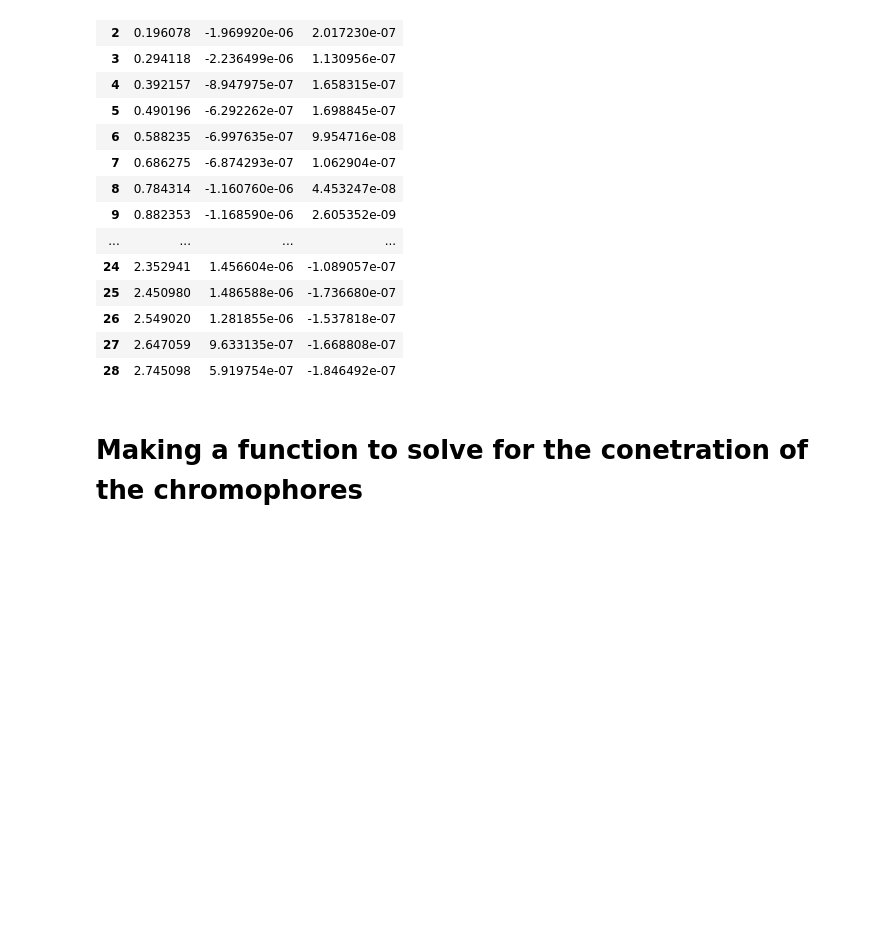
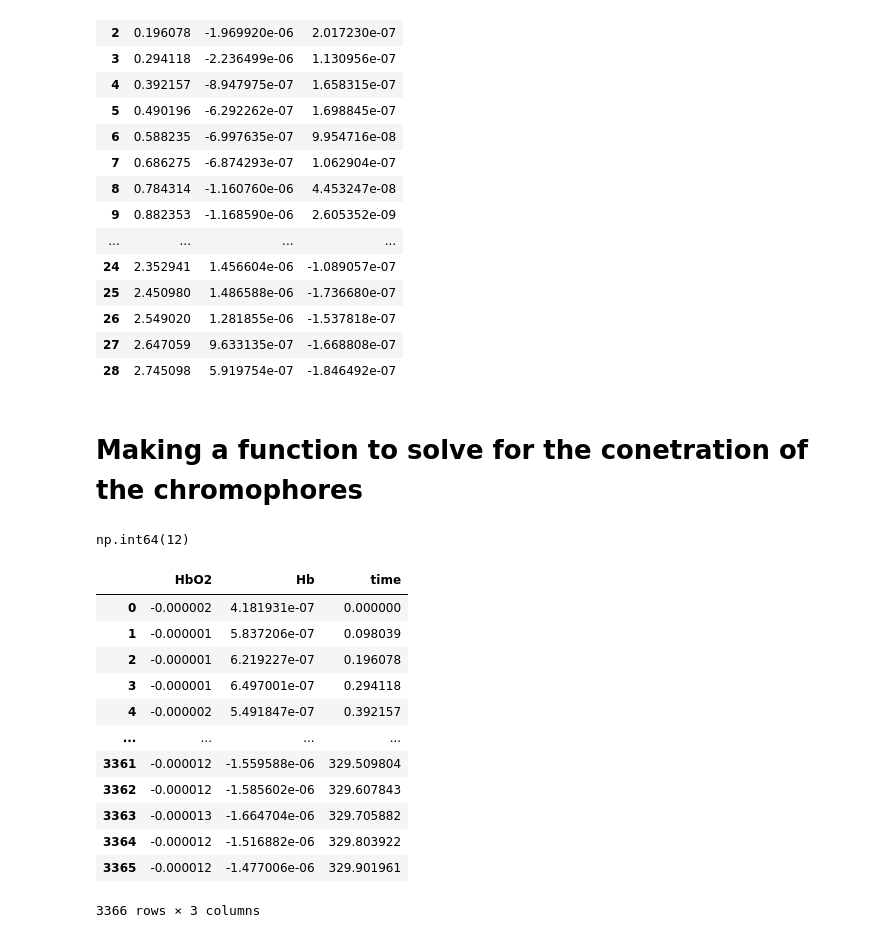
Before and after one commit to AdamSmithOrlik/tutoring, a Jupyter notebook: Salman/code-dev.ipynb, the cells around one changed output. Cells and saved outputs as stored; diff of their text form; code cells hidden in the pictures; blank space fills up the shorter version.

```diff
--- a/Salman/code-dev.ipynb
+++ b/Salman/code-dev.ipynb
@@ -224,3 +262,10 @@ concentrations
+# %%
+arr1 = [1, 2, 3]
+multiple = 2
+
+multiply_array(multiple, arr1, sum=True)
+# %% [output]
+np.int64(12)
 # %%
 def chromophore_concentrations(file_num, channel):
     # load in data
@@ -280,3 +328,19 @@ c_test = chromophore_concentrations(2, 0)
+# %%
+c_test
+# %% [output]
+|  | HbO2 | Hb | time |
+| 0 | -0.000002 | 4.181931e-07 | 0.000000 |
+| 1 | -0.000001 | 5.837206e-07 | 0.098039 |
+| 2 | -0.000001 | 6.219227e-07 | 0.196078 |
+| 3 | -0.000001 | 6.497001e-07 | 0.294118 |
+| 4 | -0.000002 | 5.491847e-07 | 0.392157 |
+| ... | ... | ... | ... |
+| 3361 | -0.000012 | -1.559588e-06 | 329.509804 |
+| 3362 | -0.000012 | -1.585602e-06 | 329.607843 |
+| 3363 | -0.000013 | -1.664704e-06 | 329.705882 |
+| 3364 | -0.000012 | -1.516882e-06 | 329.803922 |
+| 3365 | -0.000012 | -1.477006e-06 | 329.901961 |
+3366 rows × 3 columns
 # %%
 def plot_concentrations(concentrations):
     plt.plot(concentrations['time'], concentrations['HbO2'], label='HbO2')
```
Also changed, not shown: parts of 23 cells of this notebook, 7 other files.
